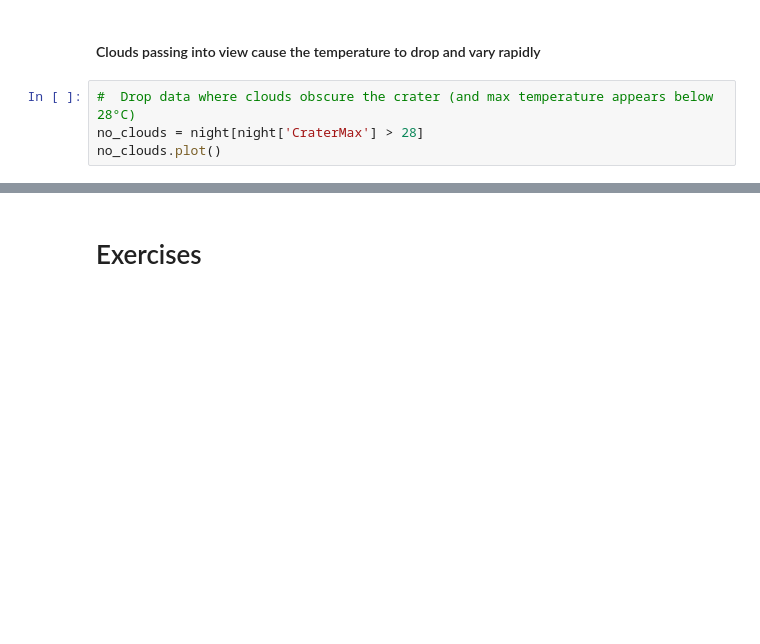
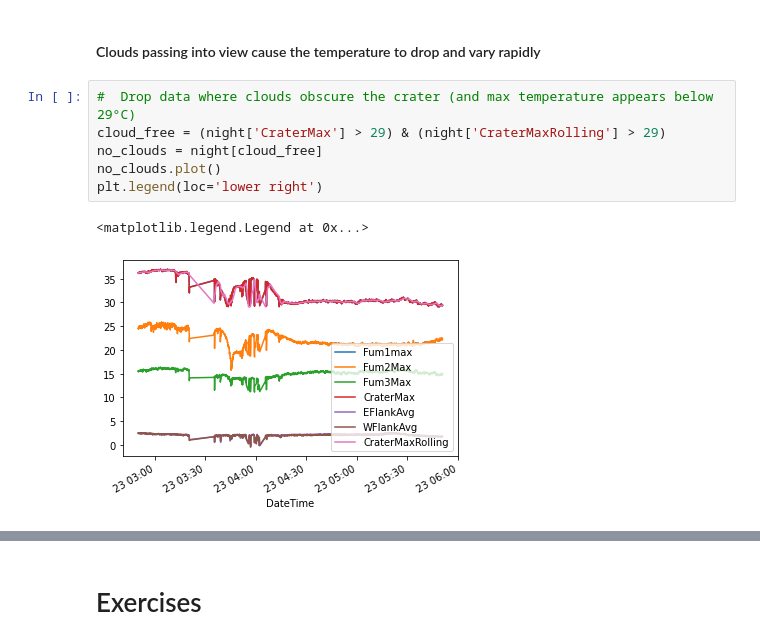
Before and after one commit to volcan01010/python4geoscientists, a Jupyter notebook: 2_time_series_data.ipynb, the cells around one changed output, grey strips where cells are left out. Saved outputs shown, nothing was run; the diff lists cells and outputs as text; blank space fills up the shorter version.

```diff
--- a/2_time_series_data.ipynb
+++ b/2_time_series_data.ipynb
@@ -127,9 +211,14 @@ night.plot()
 # %% [markdown]
 #### Clouds passing into view cause the temperature to drop and vary rapidly
 # %%
-#  Drop data where clouds obscure the crater (and max temperature appears below 28°C)
-no_clouds = night[night['CraterMax'] > 28]
+#  Drop data where clouds obscure the crater (and max temperature appears below 29°C)
+cloud_free = (night['CraterMax'] > 29) & (night['CraterMaxRolling'] > 29)
+no_clouds = night[cloud_free]
 no_clouds.plot()
+plt.legend(loc='lower right')
+# %% [output]
+<matplotlib.legend.Legend at 0x...>
+[figure, added]
 # %%
 #  Resample to take 2 minute maximum values, dropping other cloud noise
 max_2mins = no_clouds.resample('2min').max()
```
Also changed, not shown: parts of 22 cells of this notebook, 3 other files.
